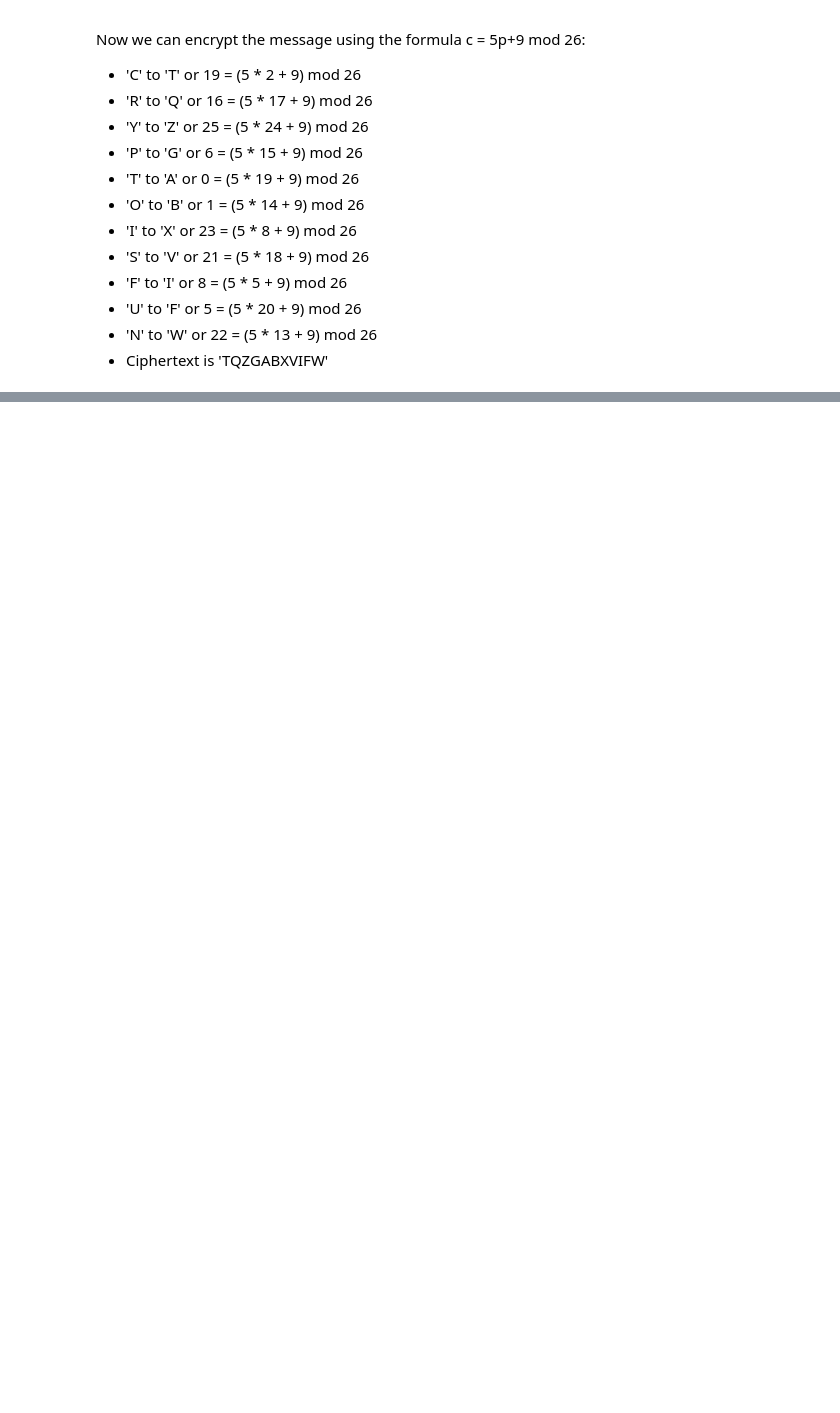
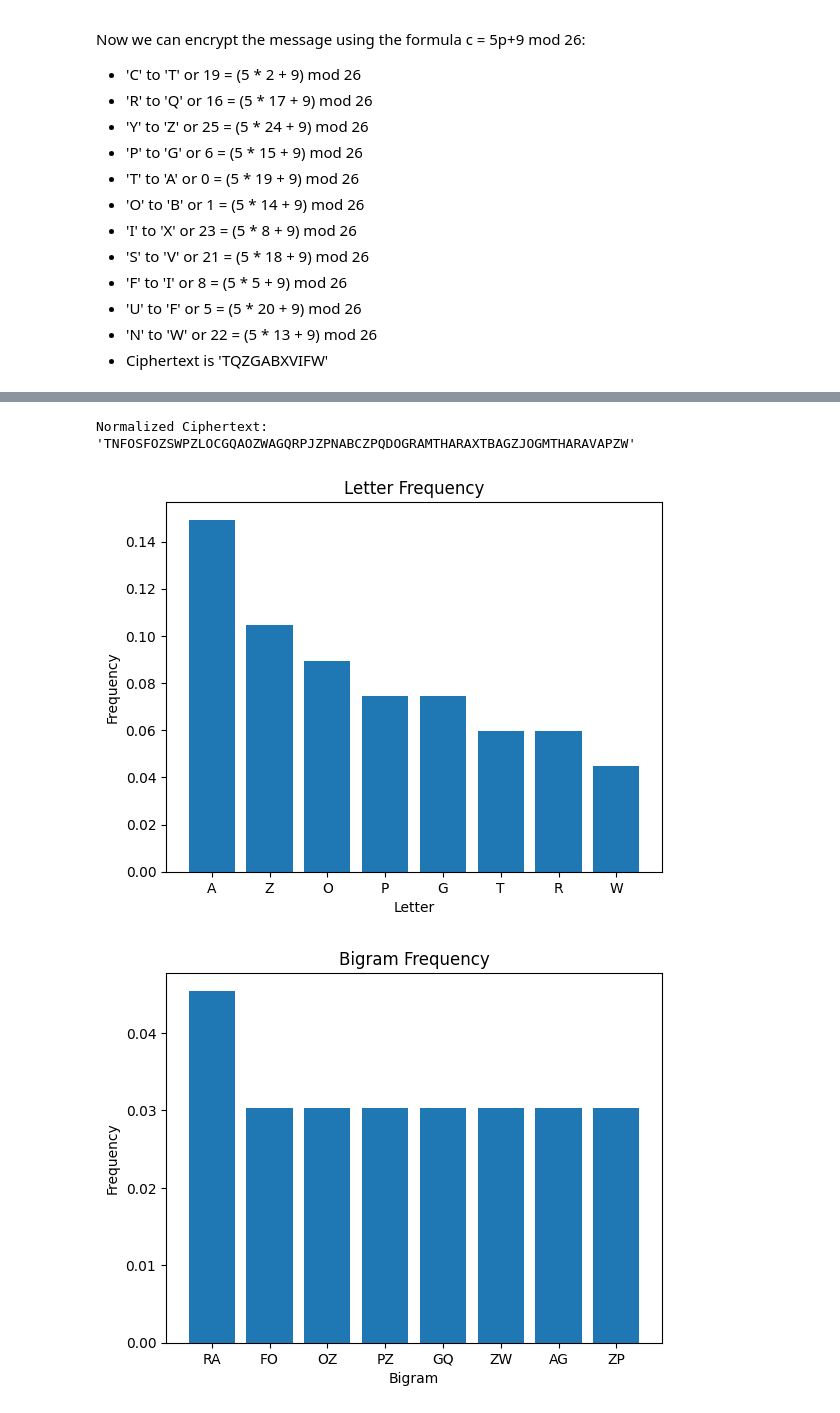
Before and after one commit to nmaiorana/csgy6903_AppliedCryptography, a Jupyter notebook: project1/proj1-Nicola Maiorana.ipynb, the cells around one changed output, grey strips where cells are left out. Drawn from its saved outputs; the diff is of its cells as text; code cells hidden in the pictures; blank space fills up the shorter version.

```diff
--- a/project1/proj1-Nicola Maiorana.ipynb
+++ b/project1/proj1-Nicola Maiorana.ipynb
@@ -251,0 +299,58 @@ for a in [1, 3, 5, 7, 9, 11, 15, 17, 19, 21, 23, 25]:
+# %%
+# Normalize the string by removing spaces and making all the letters uppercase
+ciphertext = "TNFOS FOZSW PZLOC GQAOZ WAGQR PJZPN ABCZP QDOGR AMTHA RAXTB AGZJO GMTHA RAVAP ZW"
+ciphertext = ciphertext.replace(" ", "").upper()
+print(f"Normalized Ciphertext: '{ciphertext}'")
+# %% [output]
+Normalized Ciphertext: 'TNFOSFOZSWPZLOCGQAOZWAGQRPJZPNABCZPQDOGRAMTHARAXTBAGZJOGMTHARAVAPZW'
+# %%
+# Count the frequency of each letter in the ciphertext
+from collections import Counter
+letter_freq = Counter(ciphertext)
+
+import matplotlib.pyplot as plt
+# Display the distribution of the letters sorted by alphabetical order
+
+
+
+
+# Calculate the frequency of each letter
+total = sum(letter_freq.values())
+letter_freq = {k: v / total for k, v in letter_freq.items()}
+top_letter_freq = sorted(letter_freq.items(), key=lambda x: x[1], reverse=True)[0:8]
+x, y = zip(*top_letter_freq)
+
+plt.bar(x, y)
+plt.xlabel("Letter")
+plt.ylabel("Frequency")
+plt.title("Letter Frequency")
+plt.show()
+
+# Calculate the frequency of bigrams
+bigrams = [ciphertext[i:i+2] for i in range(len(ciphertext)-1)]
+bigram_freq = Counter(bigrams)
+total = sum(bigram_freq.values())
+bigram_freq = {k: v / total for k, v in bigram_freq.items()}
+top_bigram_freq = sorted(bigram_freq.items(), key=lambda x: x[1], reverse=True)[0:8]
+x, y = zip(*top_bigram_freq)
+plt.bar(x, y)
+plt.xlabel("Bigram")
+plt.ylabel("Frequency")
+plt.title("Bigram Frequency")
+plt.show()
+
+# Calculate the frequency of trigrams
+trigrams = [ciphertext[i:i+3] for i in range(len(ciphertext)-2)]
+trigram_freq = Counter(trigrams)
+total = sum(trigram_freq.values())
+trigram_freq = {k: v / total for k, v in trigram_freq.items()}
+top_trigram_freq = sorted(trigram_freq.items(), key=lambda x: x[1], reverse=True)[0:8]
+x, y = zip(*top_trigram_freq)
+plt.bar(x, y)
+plt.xlabel("Trigram")
+plt.ylabel("Frequency")
+plt.title("Trigram Frequency")
+plt.show()
+# %% [output]
+[figure, added]
+[figure, added]
```
Also changed, not shown: parts of 15 cells of this notebook, 1 other file.
